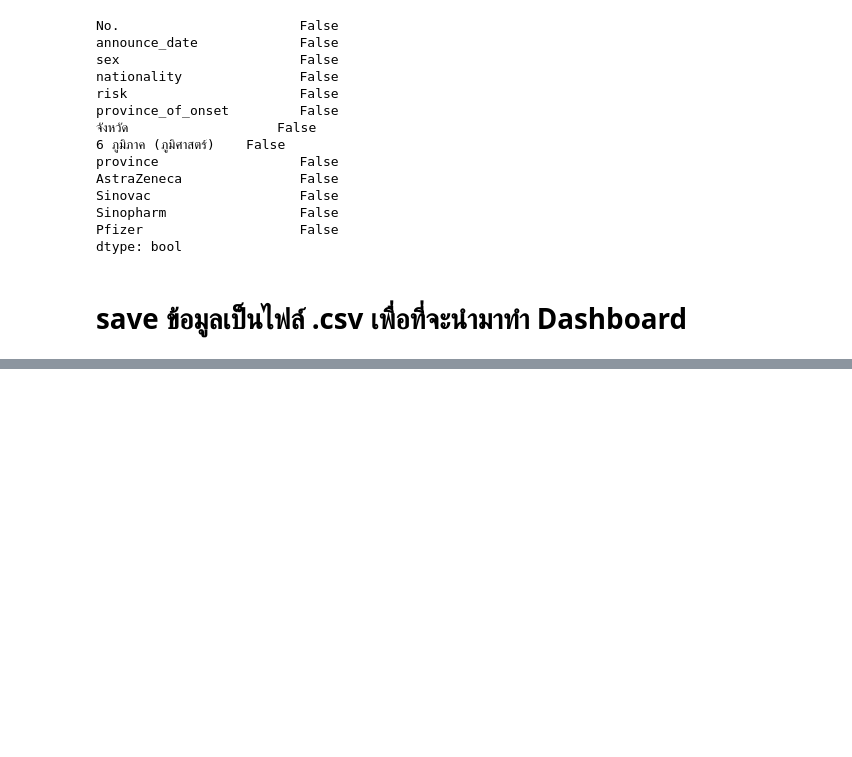
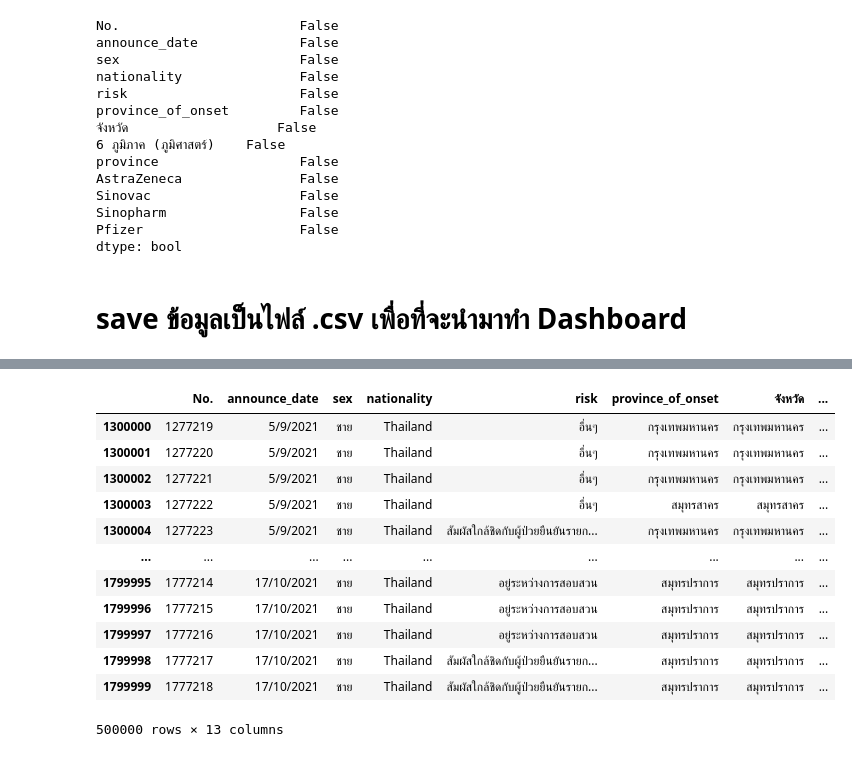
Before and after one commit to PhinyadaPhen/data_viz_2022, a Jupyter notebook: ProjectDashboard.ipynb, the cells around one changed output, grey strips where cells are left out. Saved outputs shown, nothing was run; the diff lists cells and outputs as text; code cells hidden in the pictures; blank space fills up the shorter version.

```diff
--- a/ProjectDashboard.ipynb
+++ b/ProjectDashboard.ipynb
@@ -953,0 +1005,17 @@ dt_covidvacge.to_csv('dt_covidvacge.csv', encoding='utf-8')
+# %%
+dt_covidvacge4 = dt_covidvacge.iloc[1300000:1800000,:]
+dt_covidvacge4
+# %% [output]
+|  | No. | announce_date | sex | nationality | risk | province_of_onset | จังหวัด | ... |
+| 1300000 | 1277219 | 5/9/2021 | ชาย | Thailand | อื่นๆ | กรุงเทพมหานคร | กรุงเทพมหานคร | ... |
+| 1300001 | 1277220 | 5/9/2021 | ชาย | Thailand | อื่นๆ | กรุงเทพมหานคร | กรุงเทพมหานคร | ... |
+| 1300002 | 1277221 | 5/9/2021 | ชาย | Thailand | อื่นๆ | กรุงเทพมหานคร | กรุงเทพมหานคร | ... |
+| 1300003 | 1277222 | 5/9/2021 | ชาย | Thailand | อื่นๆ | สมุทรสาคร | สมุทรสาคร | ... |
+| 1300004 | 1277223 | 5/9/2021 | ชาย | Thailand | สัมผัสใกล้ชิดกับผู้ป่วยยืนยันรายก... | กรุงเทพมหานคร | กรุงเทพมหานคร | ... |
+| ... | ... | ... | ... | ... | ... | ... | ... | ... |
+| 1799995 | 1777214 | 17/10/2021 | ชาย | Thailand | อยู่ระหว่างการสอบสวน | สมุทรปราการ | สมุทรปราการ | ... |
+| 1799996 | 1777215 | 17/10/2021 | ชาย | Thailand | อยู่ระหว่างการสอบสวน | สมุทรปราการ | สมุทรปราการ | ... |
+| 1799997 | 1777216 | 17/10/2021 | ชาย | Thailand | อยู่ระหว่างการสอบสวน | สมุทรปราการ | สมุทรปราการ | ... |
+| 1799998 | 1777217 | 17/10/2021 | ชาย | Thailand | สัมผัสใกล้ชิดกับผู้ป่วยยืนยันรายก... | สมุทรปราการ | สมุทรปราการ | ... |
+| 1799999 | 1777218 | 17/10/2021 | ชาย | Thailand | สัมผัสใกล้ชิดกับผู้ป่วยยืนยันรายก... | สมุทรปราการ | สมุทรปราการ | ... |
+500000 rows × 13 columns
```
Also changed, not shown: parts of 9 cells of this notebook.
